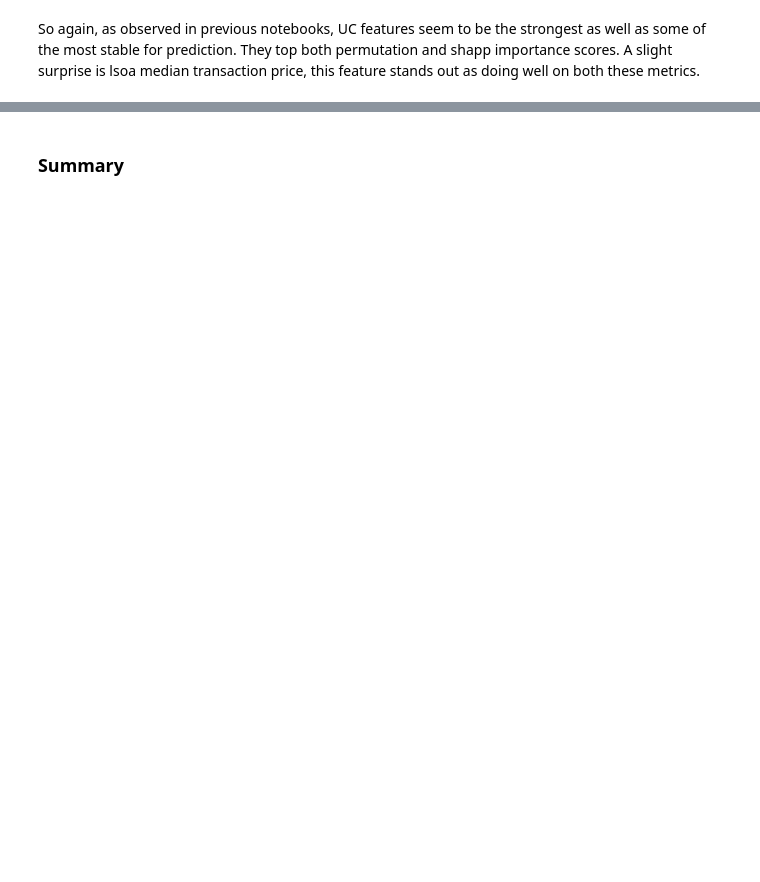
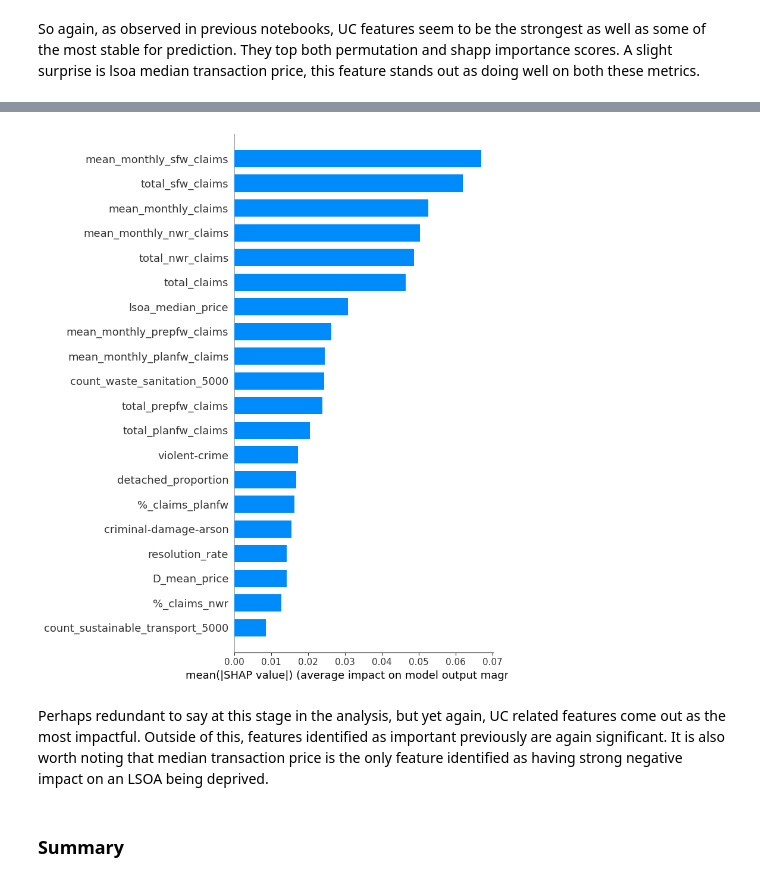
Before and after one commit to DanielSeanBrown/deprivation-experiments, a Jupyter notebook: tree-based-modelling/tree_based_models.ipynb, the cells around one changed output, grey strips where cells are left out. Cells and saved outputs as stored; diff of their text form; code cells hidden in the pictures; blank space fills up the shorter version.

```diff
--- a/tree-based-modelling/tree_based_models.ipynb
+++ b/tree-based-modelling/tree_based_models.ipynb
@@ -717,3 +927,14 @@ So again, as observed in previous notebooks, UC features seem to be the stronges
+# %%
+shap.summary_plot(
+    shap_values,
+    X_2019,
+    feature_names=X_2019.columns,
+    plot_type="bar"
+)
+# %% [output]
+[figure, added]
+# %% [markdown]
+Perhaps redundant to say at this stage in the analysis, but yet again, UC related features come out as the most impactful. Outside of this, features identified as important previously are again significant. It is also worth noting that median transaction price is the only feature identified as having strong negative impact on an LSOA being deprived.
 # %% [markdown]
 ### Summary
 # %% [markdown]
```
Also changed, not shown: parts of 38 cells of this notebook, 49 other files.
